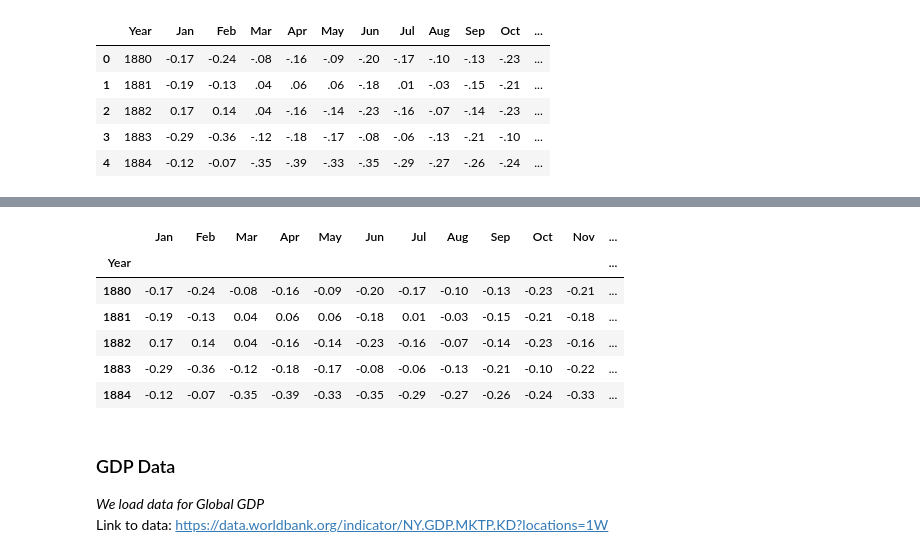
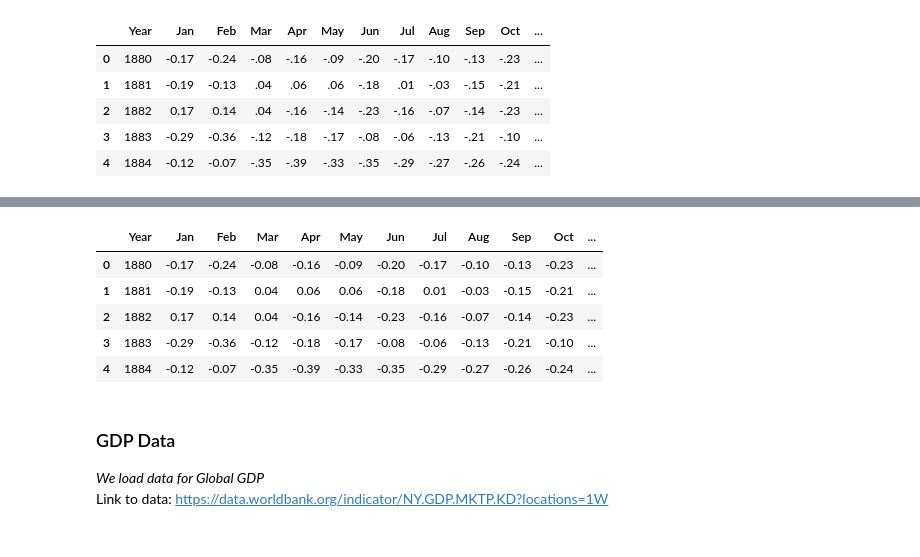
Before and after one commit to NumEconCopenhagen/projects-2024-codeonomics-crew, a Jupyter notebook: dataproject/dataproject.ipynb, the cells around one changed output, grey strips where cells are left out. Saved outputs shown, nothing was run; the diff lists cells and outputs as text; code cells hidden in the pictures.

```diff
--- a/dataproject/dataproject.ipynb
+++ b/dataproject/dataproject.ipynb
@@ -66,6 +66,6 @@ GlobalTemp.head()
 | 3 | 1883 | -0.29 | -0.36 | -.12 | -.18 | -.17 | -.08 | -.06 | -.13 | -.21 | -.10 | ... |
 | 4 | 1884 | -0.12 | -0.07 | -.35 | -.39 | -.33 | -.35 | -.29 | -.27 | -.26 | -.24 | ... |
 # %%
-#Set Year as index column
-GlobalTemp.set_index('Year', inplace=True)
-GlobalTemp.head()
+# #Set Year as index column
+# GlobalTemp.set_index('Year', inplace=True)
+# GlobalTemp.head()
@@ -80,19 +72,18 @@ GlobalTemp.head()
 # %%
 #Removing the year 2024, since there are a limited number of observations for temperature
-GlobalTemp = GlobalTemp.drop(2024)
+GlobalTemp = GlobalTemp[GlobalTemp['Year'] != 2024]
 # %%
 #Calculate annual average temperature
 GlobalTemp = GlobalTemp.apply(pd.to_numeric, errors='coerce') #Convert all non-numeric values to NaN
-GlobalTemp['Mean'] = GlobalTemp.mean(axis=1)                  #Calculates the mean value
+GlobalTemp['Mean'] = GlobalTemp.iloc[:, 1:].mean(axis=1)                  #Calculates the mean value
 GlobalTemp.head()
 # %% [output]
-|  | Jan | Feb | Mar | Apr | May | Jun | Jul | Aug | Sep | Oct | Nov | ... |
-| Year |  |  |  |  |  |  |  |  |  |  |  | ... |
-| 1880 | -0.17 | -0.24 | -0.08 | -0.16 | -0.09 | -0.20 | -0.17 | -0.10 | -0.13 | -0.23 | -0.21 | ... |
-| 1881 | -0.19 | -0.13 | 0.04 | 0.06 | 0.06 | -0.18 | 0.01 | -0.03 | -0.15 | -0.21 | -0.18 | ... |
-| 1882 | 0.17 | 0.14 | 0.04 | -0.16 | -0.14 | -0.23 | -0.16 | -0.07 | -0.14 | -0.23 | -0.16 | ... |
-| 1883 | -0.29 | -0.36 | -0.12 | -0.18 | -0.17 | -0.08 | -0.06 | -0.13 | -0.21 | -0.10 | -0.22 | ... |
-| 1884 | -0.12 | -0.07 | -0.35 | -0.39 | -0.33 | -0.35 | -0.29 | -0.27 | -0.26 | -0.24 | -0.33 | ... |
+|  | Year | Jan | Feb | Mar | Apr | May | Jun | Jul | Aug | Sep | Oct | ... |
+| 0 | 1880 | -0.17 | -0.24 | -0.08 | -0.16 | -0.09 | -0.20 | -0.17 | -0.10 | -0.13 | -0.23 | ... |
+| 1 | 1881 | -0.19 | -0.13 | 0.04 | 0.06 | 0.06 | -0.18 | 0.01 | -0.03 | -0.15 | -0.21 | ... |
+| 2 | 1882 | 0.17 | 0.14 | 0.04 | -0.16 | -0.14 | -0.23 | -0.16 | -0.07 | -0.14 | -0.23 | ... |
+| 3 | 1883 | -0.29 | -0.36 | -0.12 | -0.18 | -0.17 | -0.08 | -0.06 | -0.13 | -0.21 | -0.10 | ... |
+| 4 | 1884 | -0.12 | -0.07 | -0.35 | -0.39 | -0.33 | -0.35 | -0.29 | -0.27 | -0.26 | -0.24 | ... |
 # %% [markdown]
 ### GDP Data
 *We load data for Global GDP*
```
Also changed, not shown: parts of 7 cells of this notebook.
